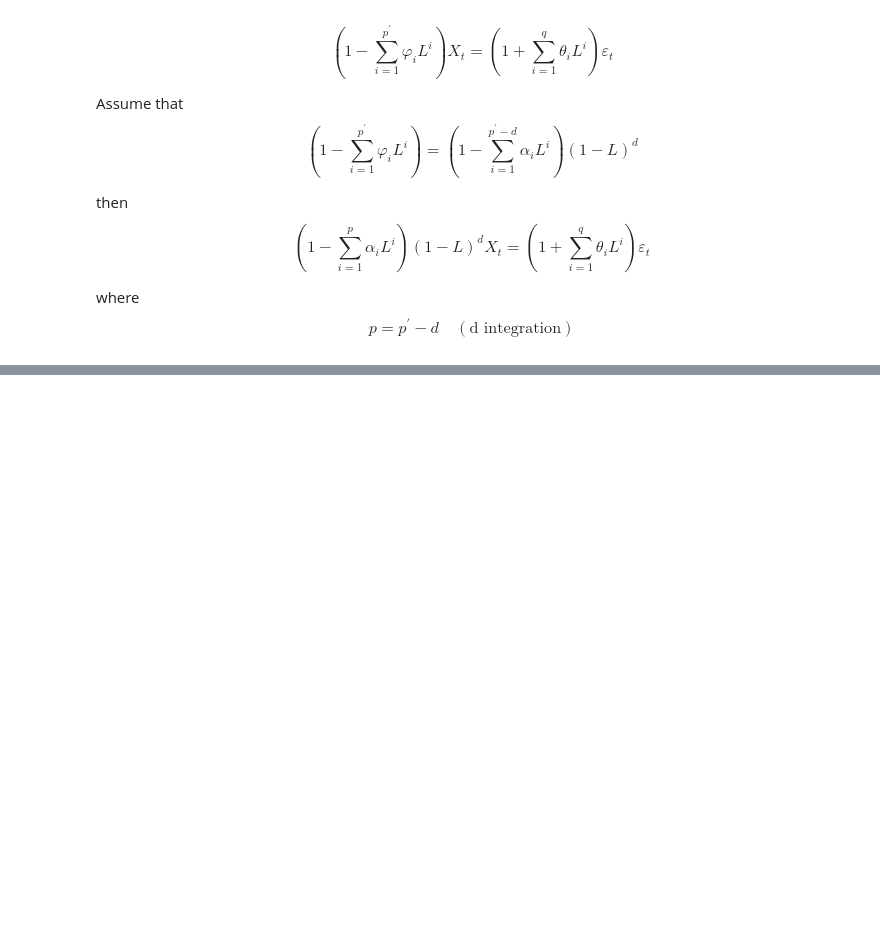
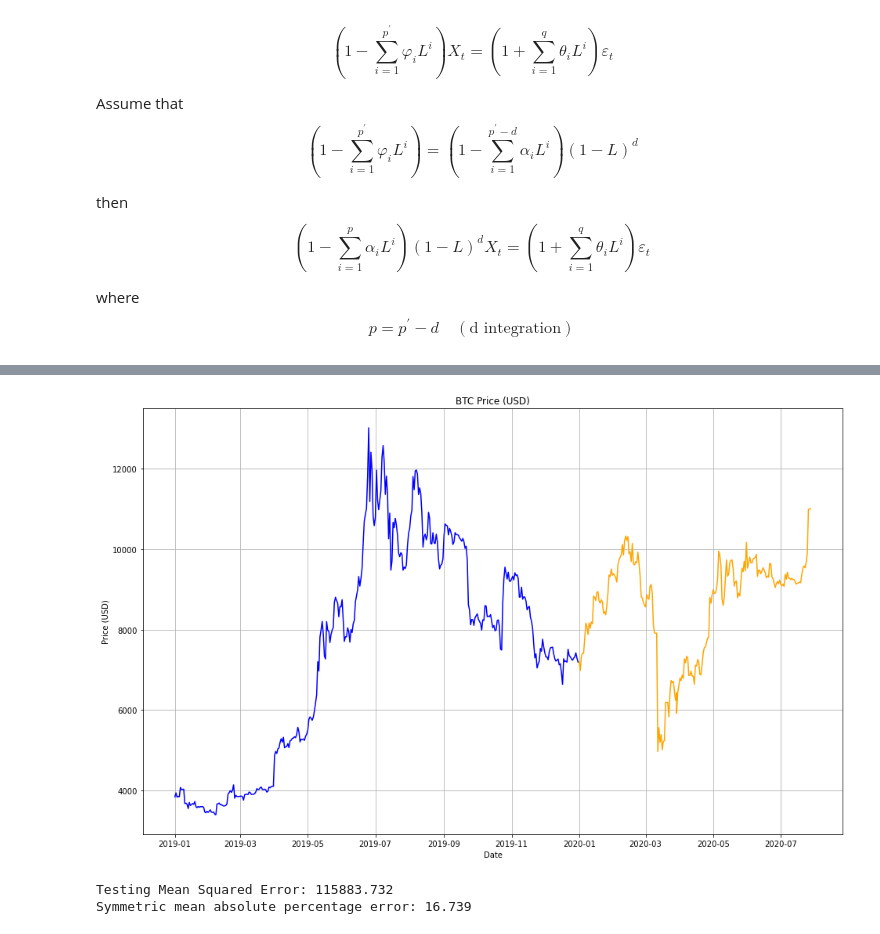
Before and after one commit to Wenbo-Git/Data-Science, a Jupyter notebook: Time Series/Time Series.ipynb, the cells around one changed output, grey strips where cells are left out. Drawn from its saved outputs; the diff is of its cells as text; code cells hidden in the pictures; blank space fills up the shorter version.

Commit message:
ARIMA on BTC price

```diff
--- a/Time Series/Time Series.ipynb
+++ b/Time Series/Time Series.ipynb
@@ -32,0 +71,16 @@ $$ p = p^{\prime} - d \quad (\text{d integration}) $$
+# %%
+df = pd.DataFrame(data, columns=["Close", "Volume"])
+df = df.reset_index()
+train = df[df["Date"] < "2020-01-01"]
+test = df[df["Date"] >= "2020-01-01"]
+# %%
+plt.figure(figsize=(16,10))
+plt.grid(True)
+plt.xlabel('Date')
+plt.ylabel('Price (USD)')
+plt.plot(train['Date'], train['Close'], 'blue', label = 'Train data')
+plt.plot(test['Date'], test['Close'], 'orange', label = 'Test data')
+plt.title('BTC Price (USD)')
+plt.show()
+# %% [output]
+[figure, added]
@@ -32,0 +94,17 @@ $$ p = p^{\prime} - d \quad (\text{d integration}) $$
+# %%
+predictions = []
+for t in range(len(test_ar)):
+    model = ARIMA(history, order=(5,1,0))
+    model_fit = model.fit(disp=0)
+    output = model_fit.forecast()
+    yhat = output[0]
+    predictions.append(yhat)
+    obs = test_ar[t]
+    history.append(obs)
+error = mean_squared_error(test_ar, predictions)
+print('Testing Mean Squared Error: %.3f' % error)
+error2 = smape_kun(test_ar, predictions)
+print('Symmetric mean absolute percentage error: %.3f' % error2)
+# %% [output]
+Testing Mean Squared Error: 115883.732
+Symmetric mean absolute percentage error: 16.739
```
Also changed, not shown: parts of 7 cells of this notebook.
